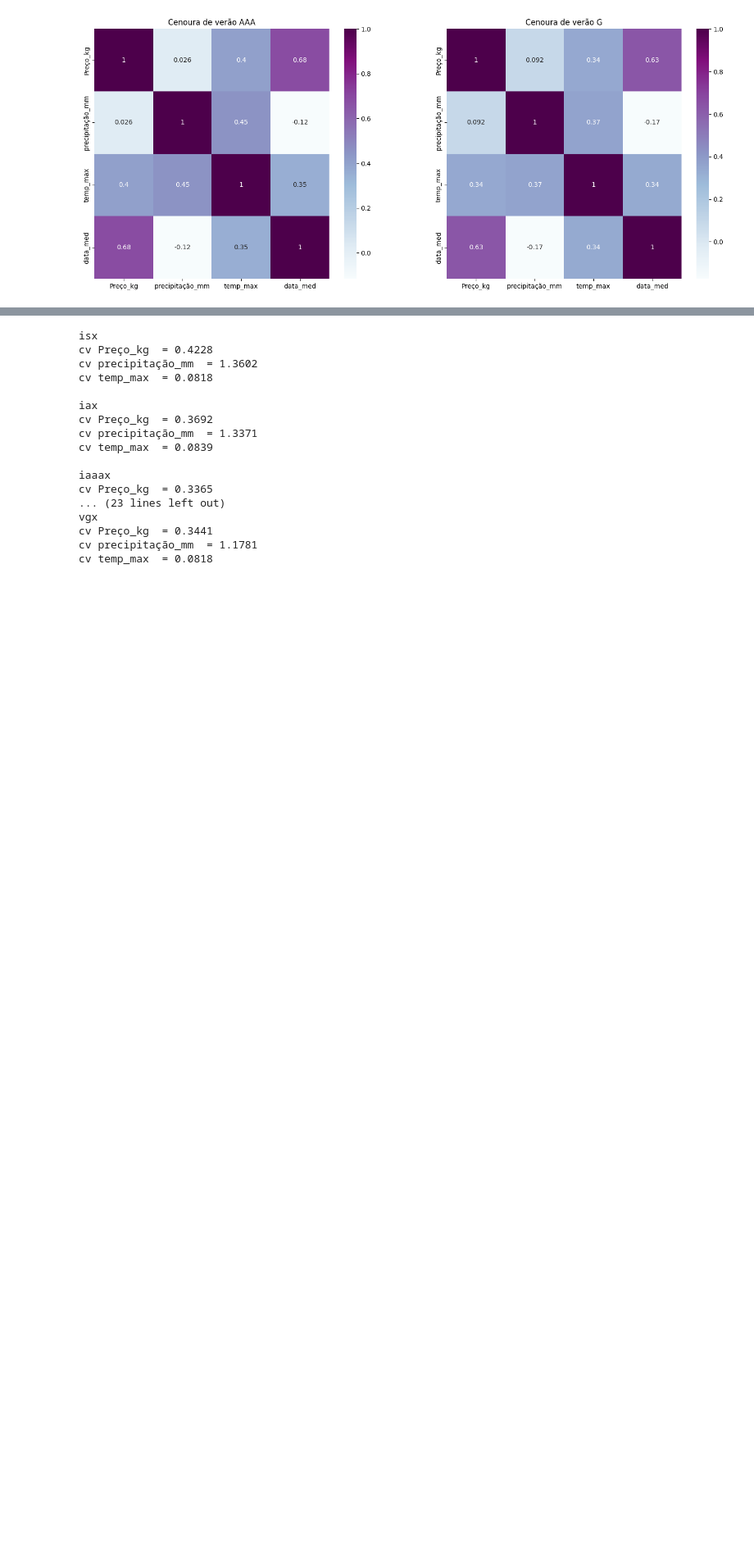
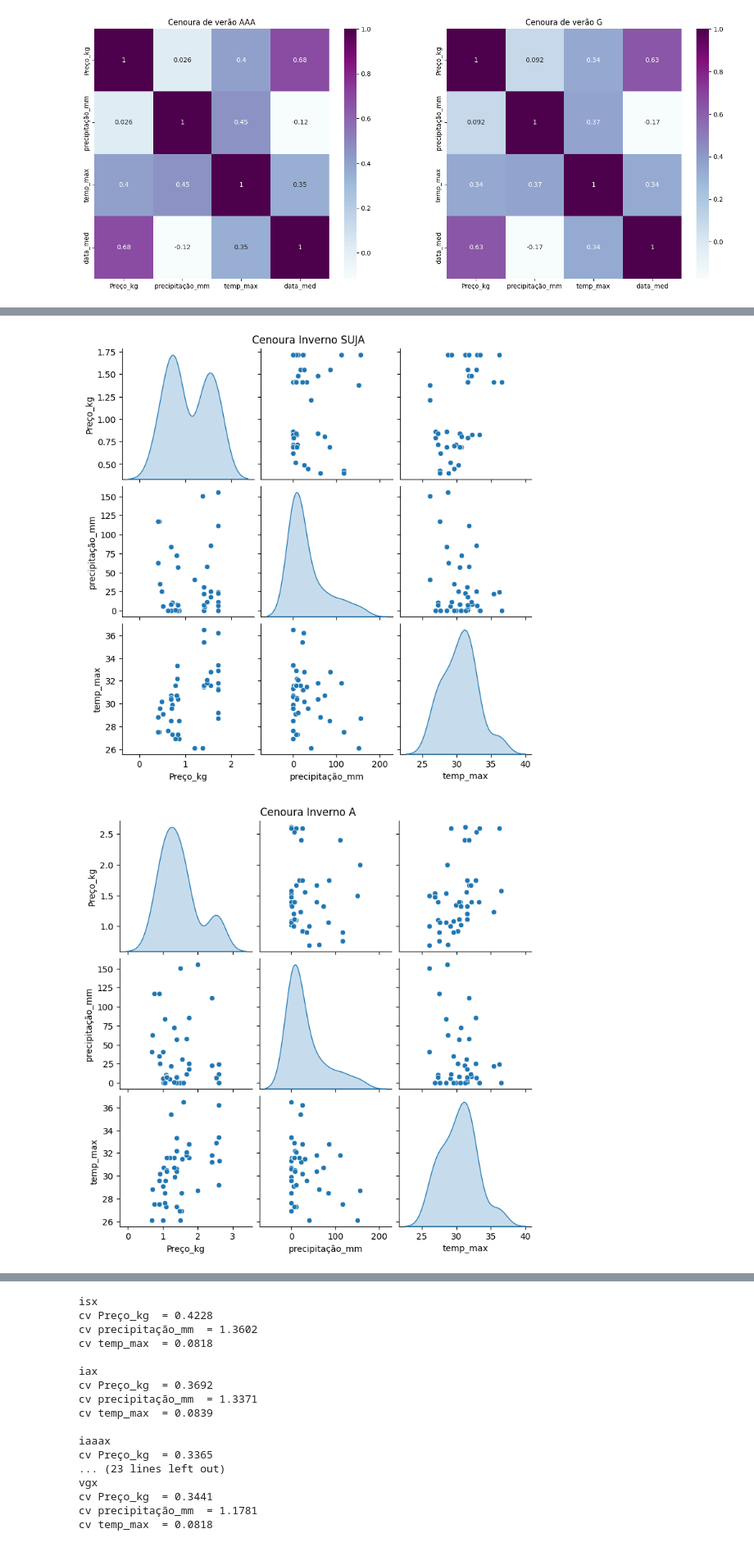
Before and after one commit to jairobernardesjunior/Prediz_preco_cenoura, a Jupyter notebook: 02 - PreçoCenoura_trata_analisa.ipynb, the cells around one changed output, grey strips where cells are left out. Shown at 82% size. Cells and saved outputs as stored; diff of their text form; code cells hidden in the pictures; blank space fills up the shorter version.

Commit message:
versão 1.2
usando pairplot

```diff
--- a/02 - PreçoCenoura_trata_analisa.ipynb
+++ b/02 - PreçoCenoura_trata_analisa.ipynb
@@ -256,0 +215,33 @@ plt.show()
+# %%
+# verifica a melhor distribuição em preço, precipitação e temperatura
+
+p= sns.pairplot(isx, diag_kind="kde");
+p.fig.suptitle('Cenoura Inverno SUJA')
+p.fig.subplots_adjust(top=0.95)
+p= sns.pairplot(iax, diag_kind="kde");
+p.fig.suptitle('Cenoura Inverno A')
+p.fig.subplots_adjust(top=0.95)
+p= sns.pairplot(iaaax, diag_kind="kde");
+p.fig.suptitle('Cenoura Inverno AAA')
+p.fig.subplots_adjust(top=0.95)
+p= sns.pairplot(igx, diag_kind="kde");
+p.fig.suptitle('Cenoura Inverno G')
+p.fig.subplots_adjust(top=0.95)
+
+p= sns.pairplot(vsx, diag_kind="kde");
+p.fig.suptitle('Cenoura Verão SUJA')
+p.fig.subplots_adjust(top=0.95)
+p= sns.pairplot(vax, diag_kind="kde");
+p.fig.suptitle('Cenoura Verão A')
+p.fig.subplots_adjust(top=0.95)
+p= sns.pairplot(vaaax, diag_kind="kde");
+p.fig.suptitle('Cenoura Verão AAA')
+p.fig.subplots_adjust(top=0.95)
+p= sns.pairplot(vgx, diag_kind="kde");
+p.fig.suptitle('Cenoura Verão G')
+p.fig.subplots_adjust(top=0.95)
+
+plt.show()
+# %% [output]
+[figure, added]
+[figure, added]
```
Also changed, not shown: parts of 2 cells of this notebook, 1 other file.
